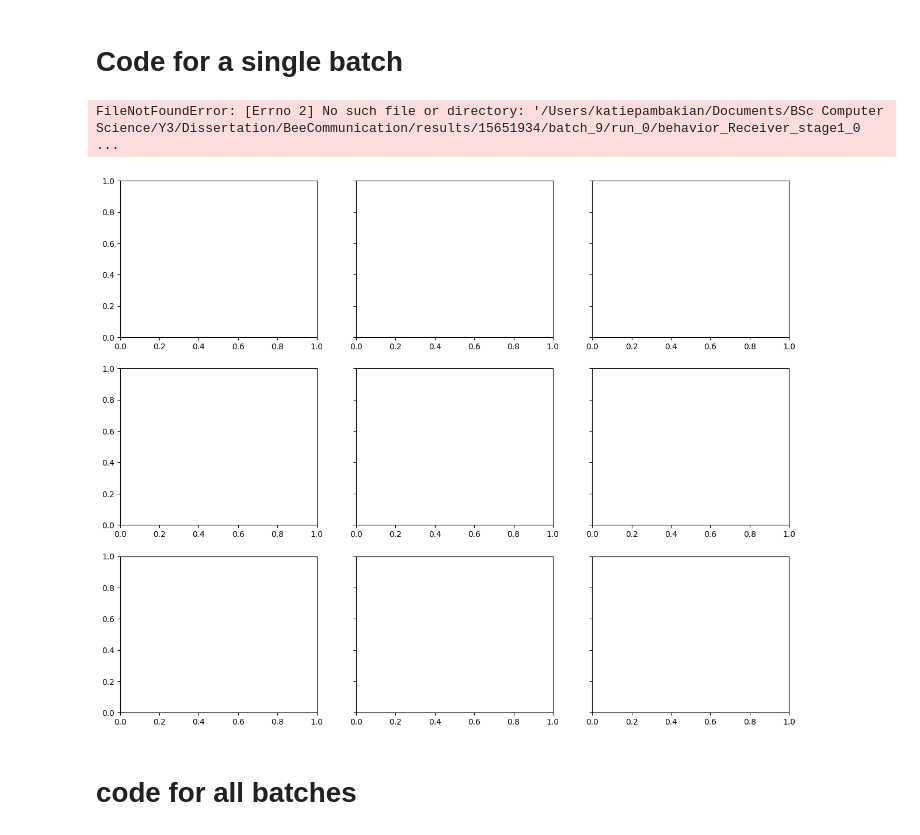
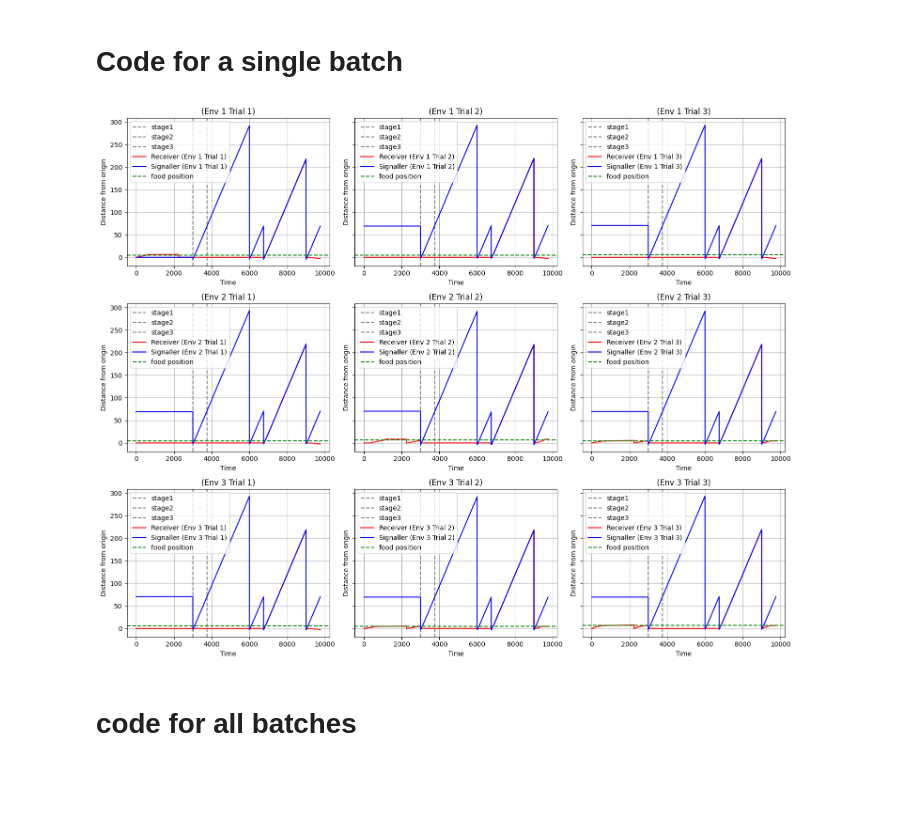
Before and after one commit to katiepambakianbris/BeeCommunication, a Jupyter notebook: analysis/behaviour.ipynb, the cells around one changed output. Drawn from its saved outputs; the diff is of its cells as text; code cells hidden in the pictures; blank space fills up the shorter version.

```diff
--- a/analysis/behaviour.ipynb
+++ b/analysis/behaviour.ipynb
@@ -12,8 +12,8 @@ import pandas as pd
 # load in the results
 result_dir = "/Users/katiepambakian/Documents/BSc Computer Science/Y3/Dissertation/BeeCommunication/results/"
 
-slurm_job = 15651934
-# slurm_job = 15614553
+# slurm_job = 15651934
+slurm_job = 15668559
 
 result_dir = result_dir + str(slurm_job) + "/"
 # %% [markdown]
@@ -71,8 +71,8 @@ for env_index, env in enumerate(envs):
         combined_signaller = []
         combined_receiver = []
         for stage in stages:
-            overall_evolution_dir_reciever = result_dir + f"batch_{batch}/run_{run}/behavior_Receiver_{stage}_{run}"
-            overall_evolution_dir_signaller = result_dir + f"batch_{batch}/run_{run}/behavior_Signaler_{stage}_{run}"
+            overall_evolution_dir_reciever = result_dir + f"batch_{batch}/run_{run}/behavior_Receiver_{stage}_{run}.dat"
+            overall_evolution_dir_signaller = result_dir + f"batch_{batch}/run_{run}/behavior_Signaler_{stage}_{run}.dat"
 
             receiver = read_ith_line(trial*env, overall_evolution_dir_reciever)
             signaller = read_ith_line(trial*env, overall_evolution_dir_signaller)
@@ -81,36 +81,35 @@ for env_index, env in enumerate(envs):
             # plot the line marking the landmark position
             ax.axvline(x=len(receiver), linestyle="--", label=f"{stage}", color="grey")
 
             combined_signaller.extend(signaller)
             combined_receiver.extend(receiver)
 
-        landmark_file = result_dir+ f"batch_{batch}/run_{run}/landmark_location_stage1_{run}"
+        landmark_file = result_dir+ f"batch_{batch}/run_{run}/landmark_location_stage1_{run}.dat"
         landmark = read_ith_line(trial*env, landmark_file)
 
 
         x = list(range(0, len(combined_receiver)))
 
         # plot the signaller and receiver
         ax.plot(x, combined_receiver, label=f"Receiver (Env {env} Trial {trial})", color="red")
         ax.plot(x, combined_signaller, label=f"Signaller (Env {env} Trial {trial})", color="blue")
 
         # plot the line marking the landmark position
         ax.axhline(y=landmark[3], linestyle="--", label="food position", color="green")
 
         ax.set_xlabel("Time")
         ax.set_ylabel("Distance from origin")
 
         # plt.yticks([-5,-3,-1,0,1,3,5,7,9,11,13,15])
         ax.set_title(f"(Env {env} Trial {trial})")
         ax.grid(True)
         ax.legend()
 
 
 fig.tight_layout()
 fig.show()
 # %% [output]
-FileNotFoundError: [Errno 2] No such file or directory: '/Users/katiepambakian/Documents/BSc Computer Science/Y3/Dissertation/BeeCommunication/results/15651934/batch_9/run_0/behavior_Receiver_stage1_0 ...
-[figure, old version]
+[figure, new version]
 # %% [markdown]
 # code for all batches
 # %%
```
Also changed, not shown: parts of 1 cell of this notebook, 2 other files.
